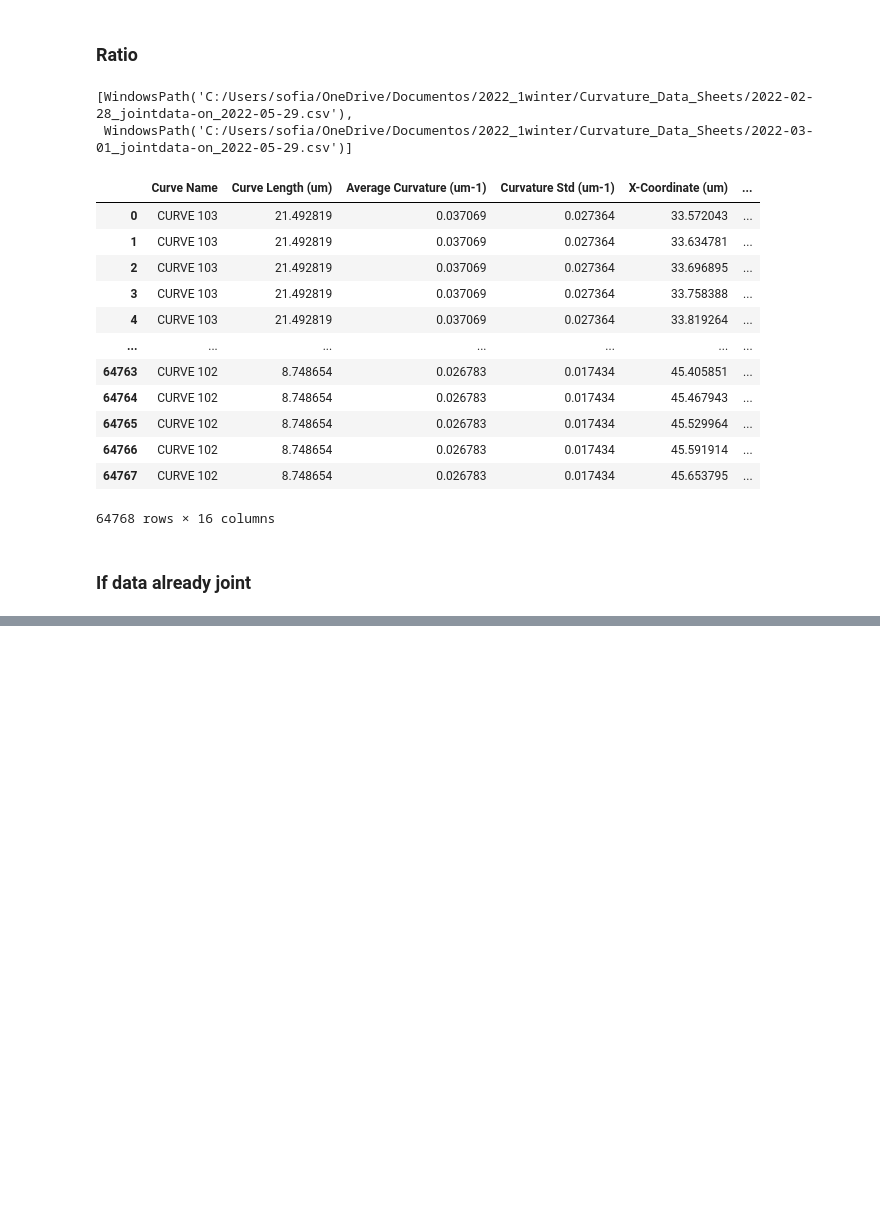
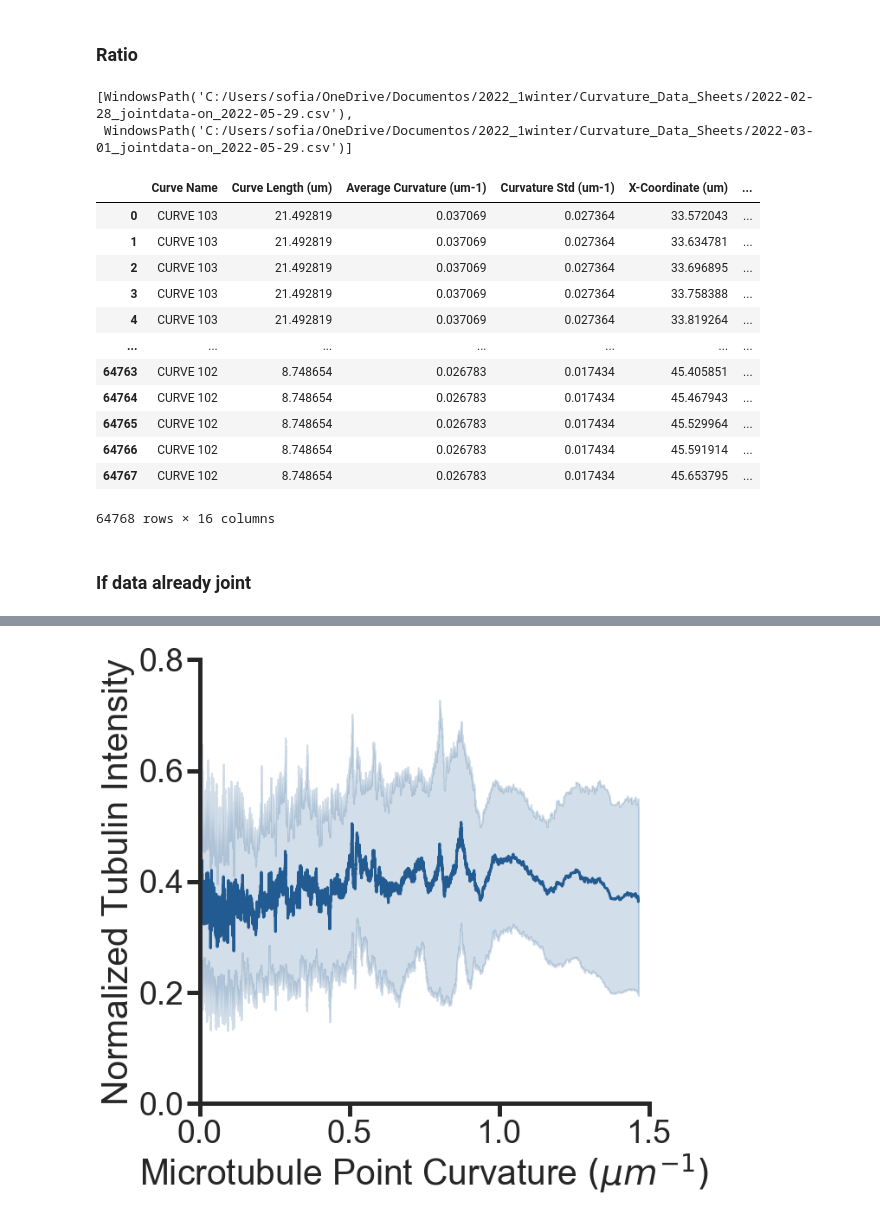
Before and after one commit to sofiacruzt/sofia-brouhardlab, a Jupyter notebook: curvature_taxol/curvature.ipynb, the cells around one changed output, grey strips where cells are left out. Cells and saved outputs as stored; diff of their text form; code cells hidden in the pictures; blank space fills up the shorter version.

```diff
--- a/curvature_taxol/curvature.ipynb
+++ b/curvature_taxol/curvature.ipynb
@@ -194,3 +194,9 @@ joindata
 64768 rows × 16 columns
 # %% [markdown]
 ### If data already joint ###
+# %%
+askfile = filedialog.askopenfilename()
+joindata = pd.read_csv(askfile, encoding='utf-8')
+# %%
+path = Path(askfile).parents[0]
+path
@@ -196,0 +221,3 @@ joindata
+# %%
+alldata = joindata[['Point Curvature (um-1)','Red Intensity','Green Intensity','Date','Filename','Curve Name']]
+alldata.groupby(['Date', 'Filename'])["Red Intensity"].min()
@@ -242,0 +323,11 @@ plt.savefig(path/('curvature_'+date_today+'.svg'))
+# %%
+dataT = normal_int(alldata,"Green Intensity")
+
+dataT = dataT.sort_values(by=['Point Curvature (um-1)'])
+
+roll = 100
+
+dataT['Rolling Intensity'] =  dataT['Normalized DCX-GFP Intensity'].rolling(roll, min_periods=1, center=True).mean()
+dataT['Rolling Intensity std'] =  dataT['Normalized DCX-GFP Intensity'].rolling(roll, min_periods=1, center=True).std()
+
+dataT
@@ -242,0 +352,27 @@ plt.savefig(path/('curvature_'+date_today+'.svg'))
+# %%
+fig, ax = plt.subplots(1,1,figsize=(10.5,10))
+
+x = dataT['Point Curvature (um-1)'].values
+mean = dataT['Rolling Intensity'].values
+std = dataT['Rolling Intensity std'].values
+
+plt.plot(x, mean, color=snsblue)
+plt.fill_between(x, mean - std, mean + std, color=snsblue, alpha=0.2)
+
+ax.set_ylabel('Normalized Tubulin Intensity')
+ax.set_xlabel('Microtubule Point Curvature ' r'$(\mu m ^{-1})$')
+ax.set_xlim(0,1.5)
+ax.set_ylim(0,0.8)
+
+sns.set_style("ticks")
+sns.despine()
+ax.spines['left'].set_lw(5)
+ax.spines['bottom'].set_lw(5)
+ax.tick_params(axis='both', width = 5, length = 15)
+sns.set_context("poster", font_scale=1.7, rc={"lines.linewidth":3.0})
+
+plt.tight_layout()
+
+plt.savefig(path/('curvature_tub_'+date_today+'.svg'))
+# %% [output]
+[figure, added]
```
Also changed, not shown: parts of 13 cells of this notebook, 1 other file.
